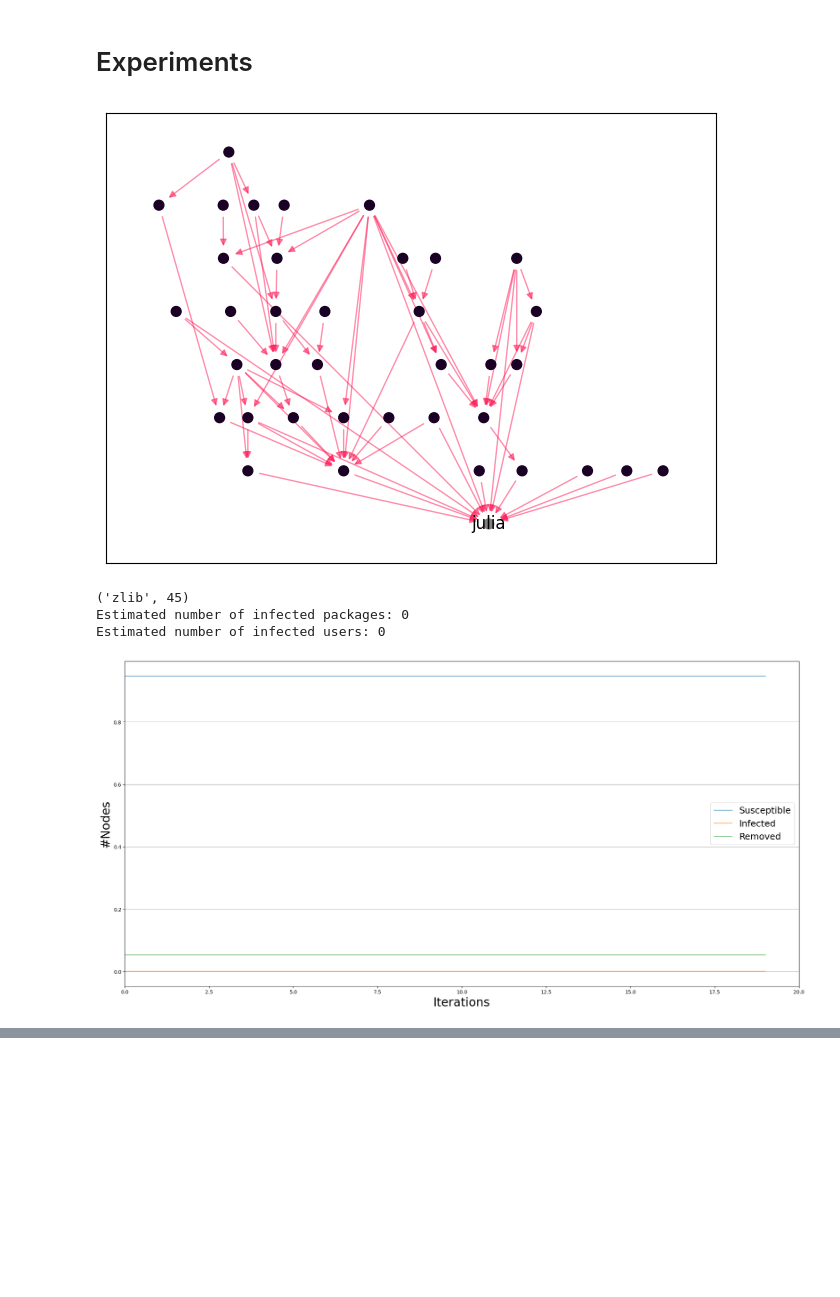
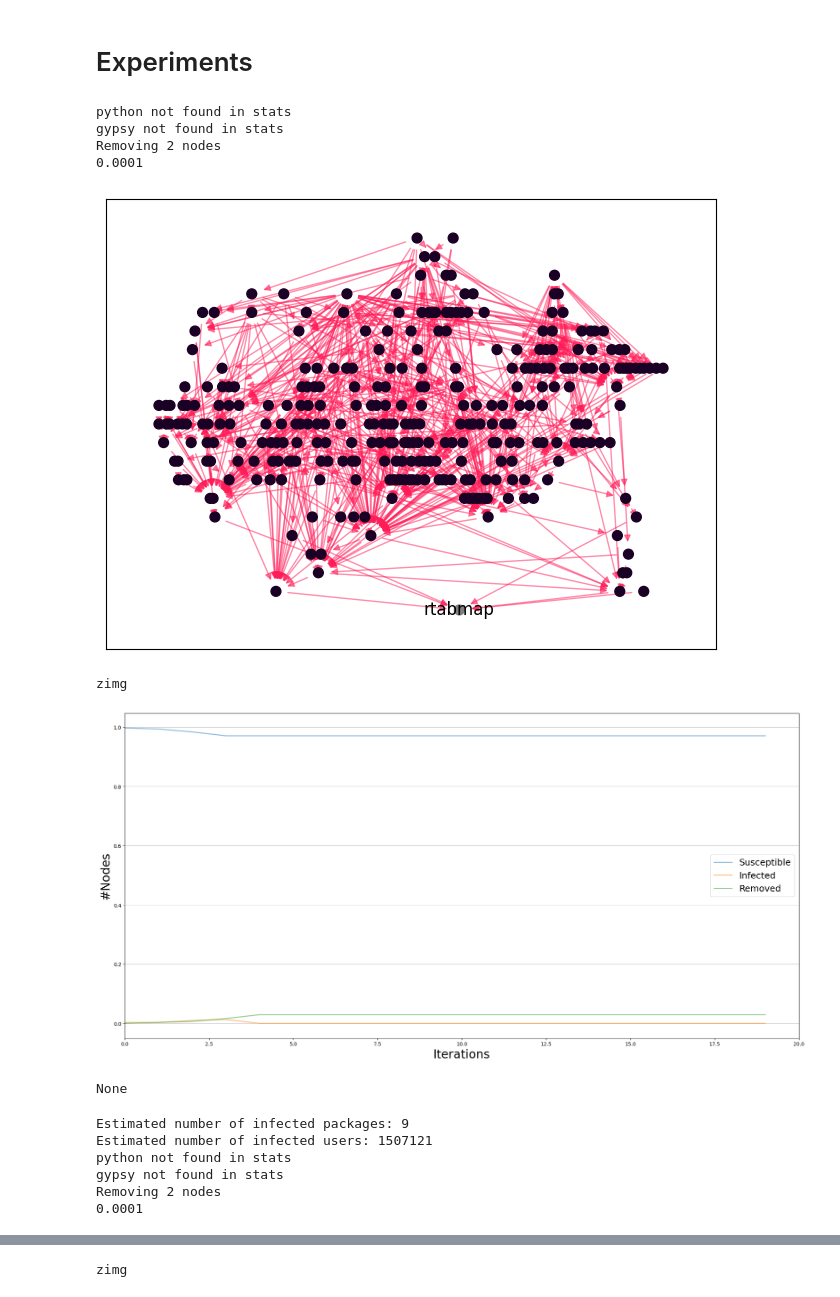
Before and after one commit to Krrer-uni/DAVe, a Jupyter notebook: dave.ipynb, the cells around one changed output, grey strips where cells are left out. Drawn from its saved outputs; the diff is of its cells as text; code cells hidden in the pictures; blank space fills up the shorter version.

```diff
--- a/dave.ipynb
+++ b/dave.ipynb
@@ -141,17 +128,19 @@ Removing 22 nodes
 # %%
-def find_dependents_to_infect(package, popularity_metric="contributors_count", G=G):
+def find_dependents_to_infect(package, popularity_metric="contributors_count", graph=G):
     """Finds all direct and indirect dependents of this package, sorting by the given popularity metric.
 
     We assume here that the package with the smallest metric (by default number of contributors)  lacks maintainers, and is therefore vulnerable to an XZ-style attack.
     """
 
     dependents = set()
-    node = G.nodes[package]
+    node = graph.nodes[package]
     if popularity_metric in node:
         dependents.add((package, node[popularity_metric]))
 
-    for dependent in G.predecessors(package):
-        dependents.update(find_dependents_to_infect(dependent, popularity_metric))
+    for dependent in graph.predecessors(package):
+        dependents.update(
+            find_dependents_to_infect(dependent, popularity_metric, graph)
+        )
 
     return sorted(dependents, key=lambda x: x[1])
 # %%
@@ -327,10 +316,10 @@ def estimate_infection_fallout(first_package, min_infection_probability):
         infection_probability = (
             infection_probability if infection_probability != np.nan else 0.47495
         )
-        config.add_edge_configuration("threshold", edge, infection_probability)
+        config.add_edge_configuration("threshold", edge, 0.5)
 
     model.set_initial_status(config)
-    iterations = model.iteration_bunch(20)
+    iterations = model.iteration_bunch(10)
 
     infected_packages, infected_users = 0, 0
     for iteration in iterations:
@@ -363,6 +353,7 @@ Estimated number of infected users: 6471974
 def estimate_infection_fallout_for_graph(
     initial_infected, min_infection_probability, graph
 ):
+    model = IndependentCascadesModel(graph)
     config = ModelConfig.Configuration()
     config.add_model_initial_configuration("Infected", [initial_infected])
 
@@ -373,6 +364,9 @@ def estimate_infection_fallout_for_graph(
         infection_probability = (
             infection_probability if infection_probability != np.nan else 0.47495
         )
+
+        infection_probability = 1.0
+
         config.add_edge_configuration("threshold", edge, infection_probability)
 
     model.set_initial_status(config)
@@ -393,38 +387,47 @@ def estimate_infection_fallout_for_graph(
 # %%
 def run_experiment(target_package, min_infection_probability):
     graph = load_dependency_graph(target_package)
+    add_count(graph)
+
+    print(min_infection_probability)
 
     graph_package_dependency(graph, target_package)
 
     initial_infected = find_dependents_to_infect(
-        target_package, "contributors_count", G=graph
-    )[0]
+        target_package, "contributors_count", graph
+    )[0][0]
     print(initial_infected)
 
     model, trends, infected_packages, infected_users = (
         estimate_infection_fallout_for_graph(
             initial_infected, min_infection_probability, graph
         )
     )
     return model, trends, infected_packages, infected_users
 
 
 targets = [
-    "julia",
-    "python@3.12",
-    # "rtabmap",
+    "rtabmap",
+    "qt",
 ]
 
 for target in targets:
     model, trends, infected_packages, infected_users = run_experiment(target, a)
+    display(DiffusionTrend(model, trends).plot())
     print(f"Estimated number of infected packages: {infected_packages}")
     print(f"Estimated number of infected users: {infected_users}")
-
-
-DiffusionTrend(model, trends).plot()
 # %% [output]
+python not found in stats
+gypsy not found in stats
+Removing 2 nodes
+0.0001
-[figure, old version]
+[figure, new version]
-('zlib', 45)
-Estimated number of infected packages: 0
-Estimated number of infected users: 0
+zimg
-[figure, old version]
+[figure, new version]
+None
+Estimated number of infected packages: 9
+Estimated number of infected users: 1507121
+python not found in stats
+gypsy not found in stats
+Removing 2 nodes
+0.0001
@@ -430,0 +435 @@ Estimated number of infected users: 0
+zimg
```
Also changed, not shown: parts of 4 cells of this notebook.
